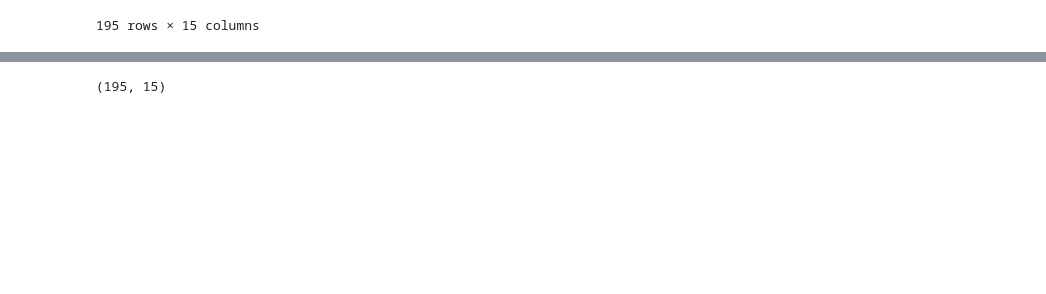
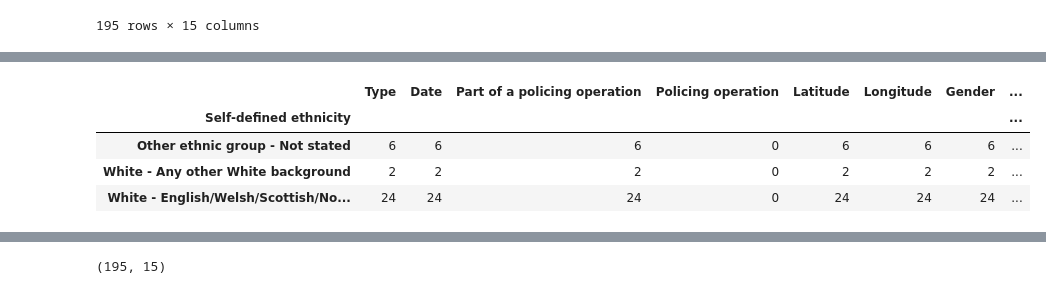
Before and after one commit to bbamknp2018/MSC_DPDM_2025, a Jupyter notebook: Data101_(dpdm24)_Chapter2.ipynb, the cells around one changed output, grey strips where cells are left out. Saved outputs shown, nothing was run; the diff lists cells and outputs as text; code cells hidden in the pictures; blank space fills up the shorter version.

```diff
--- a/Data101_(dpdm24)_Chapter2.ipynb
+++ b/Data101_(dpdm24)_Chapter2.ipynb
@@ -68,0 +80,8 @@ SS_df = pd.read_csv('/content/2025-01-suffolk-stop-and-search.csv')
+# %%
+SS_df[SS_df['Age range'] == '10-17'].groupby('Self-defined ethnicity').count()
+# %% [output]
+|  | Type | Date | Part of a policing operation | Policing operation | Latitude | Longitude | Gender | ... |
+| Self-defined ethnicity |  |  |  |  |  |  |  | ... |
+| Other ethnic group - Not stated | 6 | 6 | 6 | 0 | 6 | 6 | 6 | ... |
+| White - Any other White background | 2 | 2 | 2 | 0 | 2 | 2 | 2 | ... |
+| White - English/Welsh/Scottish/No... | 24 | 24 | 24 | 0 | 24 | 24 | 24 | ... |
```
Also changed, not shown: parts of 7 cells of this notebook.
